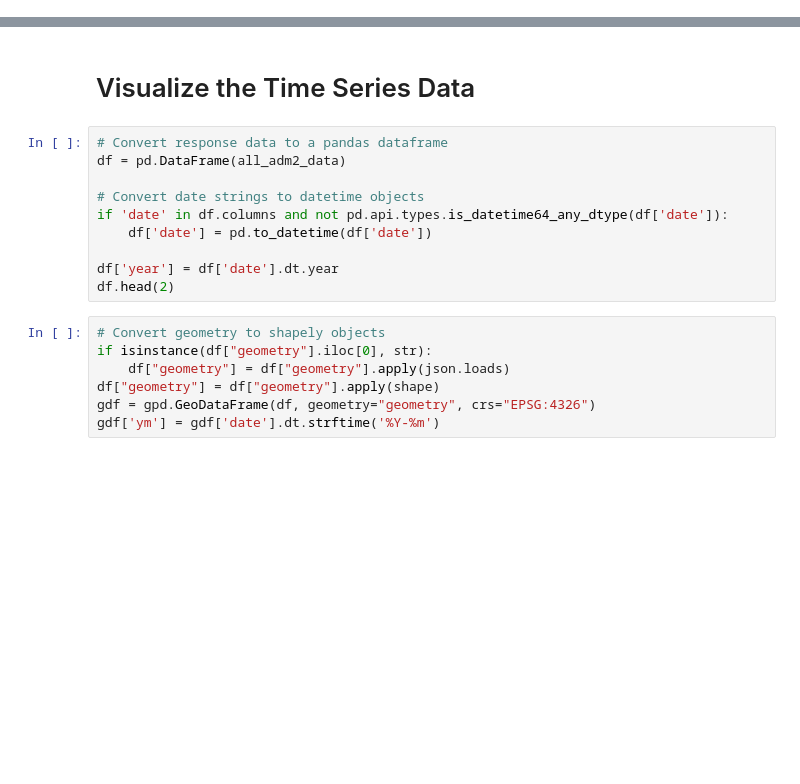
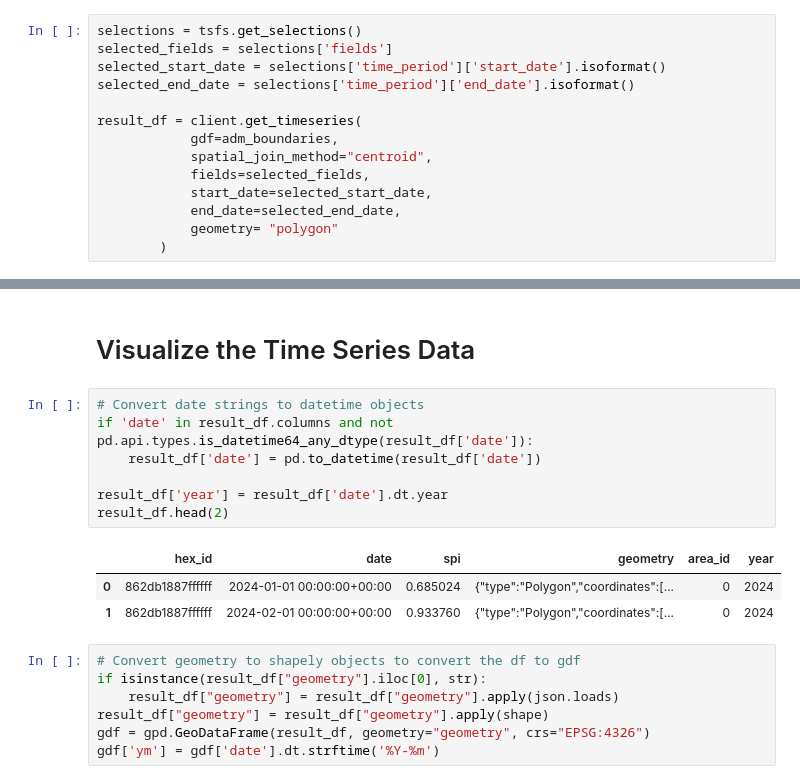
Before and after one commit to worldbank/DECAT_Space2Stats, a Jupyter notebook: docs/user-docs/space2stats_api_ui_demo.ipynb, the cells around one changed output, grey strips where cells are left out. Saved outputs shown, nothing was run; the diff lists cells and outputs as text; blank space fills up the shorter version.

```diff
--- a/docs/user-docs/space2stats_api_ui_demo.ipynb
+++ b/docs/user-docs/space2stats_api_ui_demo.ipynb
@@ -157,0 +139,14 @@ else:
+# %%
+selections = tsfs.get_selections()
+selected_fields = selections['fields']
+selected_start_date = selections['time_period']['start_date'].isoformat()
+selected_end_date = selections['time_period']['end_date'].isoformat()
+
+result_df = client.get_timeseries(
+            gdf=adm_boundaries,
+            spatial_join_method="centroid",
+            fields=selected_fields,
+            start_date=selected_start_date,
+            end_date=selected_end_date,
+            geometry= "polygon"
+        )
@@ -158,21 +171,22 @@ else:
 # %% [markdown]
 # Visualize the Time Series Data
 # %%
-# Convert response data to a pandas dataframe
-df = pd.DataFrame(all_adm2_data)
+# Convert date strings to datetime objects
+if 'date' in result_df.columns and not pd.api.types.is_datetime64_any_dtype(result_df['date']):
+    result_df['date'] = pd.to_datetime(result_df['date'])
 
-# Convert date strings to datetime objects
-if 'date' in df.columns and not pd.api.types.is_datetime64_any_dtype(df['date']):
-    df['date'] = pd.to_datetime(df['date'])
-
-df['year'] = df['date'].dt.year
-df.head(2)
+result_df['year'] = result_df['date'].dt.year
+result_df.head(2)
+# %% [output]
+|  | hex_id | date | spi | geometry | area_id | year |
+| 0 | 862db1887ffffff | 2024-01-01 00:00:00+00:00 | 0.685024 | {"type":"Polygon","coordinates":[... | 0 | 2024 |
+| 1 | 862db1887ffffff | 2024-02-01 00:00:00+00:00 | 0.933760 | {"type":"Polygon","coordinates":[... | 0 | 2024 |
 # %%
-# Convert geometry to shapely objects
-if isinstance(df["geometry"].iloc[0], str):
-    df["geometry"] = df["geometry"].apply(json.loads)
-df["geometry"] = df["geometry"].apply(shape)
-gdf = gpd.GeoDataFrame(df, geometry="geometry", crs="EPSG:4326")
+# Convert geometry to shapely objects to convert the df to gdf
+if isinstance(result_df["geometry"].iloc[0], str):
+    result_df["geometry"] = result_df["geometry"].apply(json.loads)
+result_df["geometry"] = result_df["geometry"].apply(shape)
+gdf = gpd.GeoDataFrame(result_df, geometry="geometry", crs="EPSG:4326")
 gdf['ym'] = gdf['date'].dt.strftime('%Y-%m')
 # %%
 (
```
Also changed, not shown: parts of 7 cells of this notebook, 8 other files.
